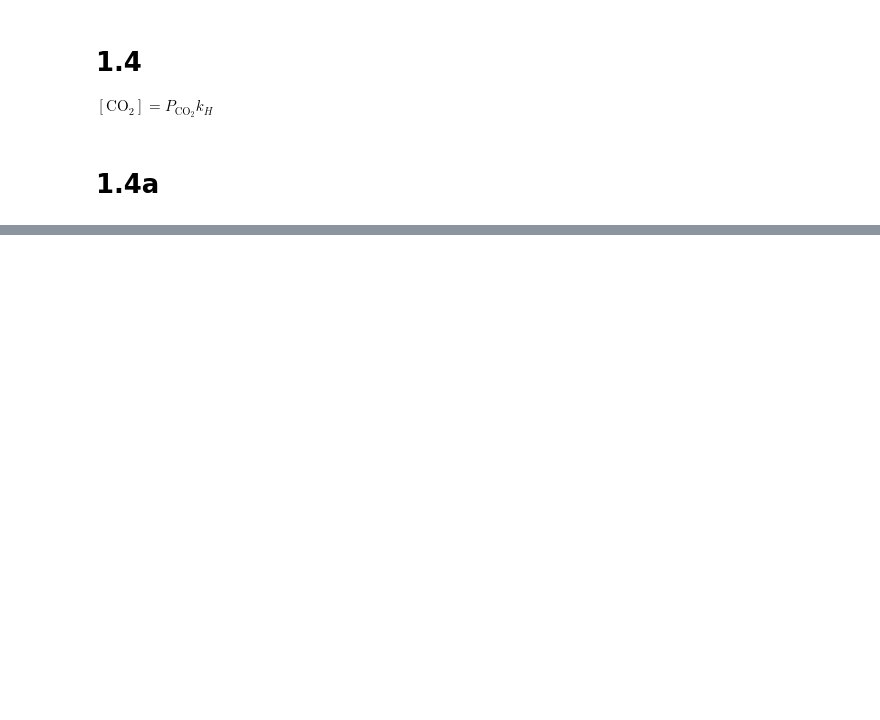
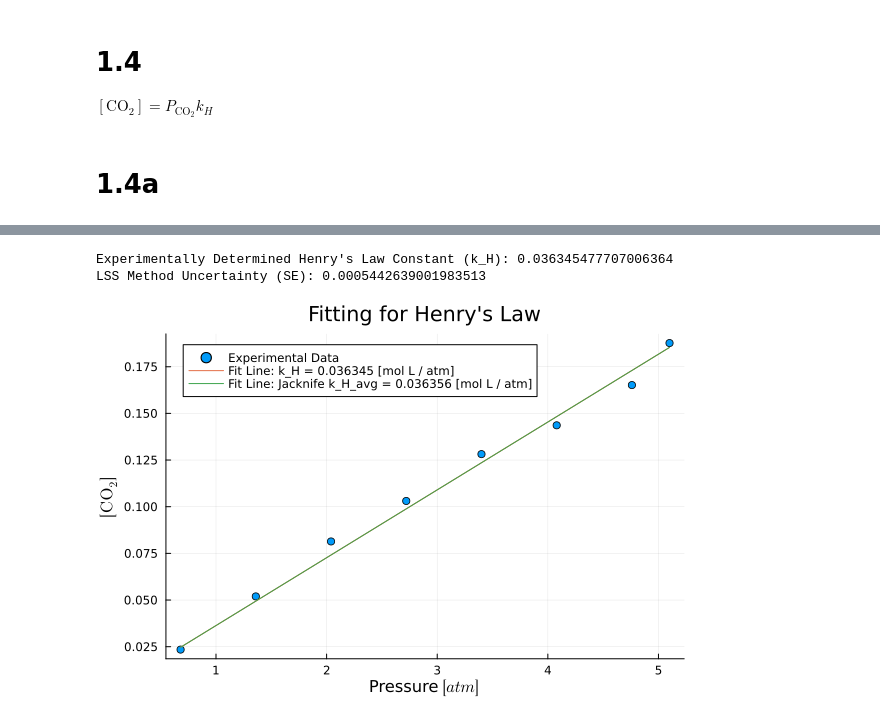
Before and after one commit to SGA68/CHEM5501-Advanced-Topics-in-Physical-Chemistry, a Jupyter notebook: Problem Sets/S.Arnold_Problem_Set_1.ipynb, the cells around one changed output, grey strips where cells are left out. Cells and saved outputs as stored; diff of their text form; code cells hidden in the pictures; blank space fills up the shorter version.

```diff
--- a/Problem Sets/S.Arnold_Problem_Set_1.ipynb
+++ b/Problem Sets/S.Arnold_Problem_Set_1.ipynb
@@ -53,0 +110,52 @@ ArgumentError: ArgumentError: "CHEM5501-Advanced-Topics-in-Physical-Chemistry\Pr
+# %%
+using Plots
+
+gr()
+
+numerator = sum(df[!, "P[atm]"] .* df[!, "C[M]"])
+
+denominator = sum(df[!, "P[atm]"] .^ 2)
+
+k_H = numerator / denominator
+
+print("Experimentally Determined Henry's Law Constant (k_H): ", k_H)
+
+P_range = range(minimum(df[!, "P[atm]"]), maximum(df[!, "P[atm]"]), length=100)
+C_line = k_H .* P_range
+
+C_pred = k_H .* df[!, "P[atm]"] # C_line but with same length
+
+residuals = df[!, "C[M]"] .- C_pred
+
+# Residual Sum of Squares (RSS) method
+RSS = sum(residuals .^ 2)
+DoF = length(df[!, "P[atm]"]) - 1
+resid_var = RSS / DoF
+se_k_H = sqrt(resid_var / denominator)
+
+println("\nLSS Method Uncertainty (SE): ", se_k_H)
+
+scatter(
+    df[!, "P[atm]"],
+    df[!, "C[M]"],
+    title="Fitting for Henry's Law",
+    label="Experimental Data",
+    xlabel=raw"Pressure $[atm]$",
+    ylabel=raw"$[\mathrm{CO}_2]$"
+)
+
+plot!(
+    P_range,
+    C_line,
+    label="Fit Line: k_H = $(round(k_H, digits=6)) [mol L / atm]", # LaTeX formatting was breaking here
+)
+
+plot!(
+    P_range,
+    C_line,
+    label="Fit Line: Jacknife k_H_avg = $(round(k_H_avg, digits=6)) [mol L / atm]", # LaTeX formatting was breaking here
+)
+# %% [output]
+Experimentally Determined Henry's Law Constant (k_H): 0.036345477707006364
+LSS Method Uncertainty (SE): 0.0005442639001983513
+[figure, added]
```
Also changed, not shown: parts of 7 cells of this notebook.
